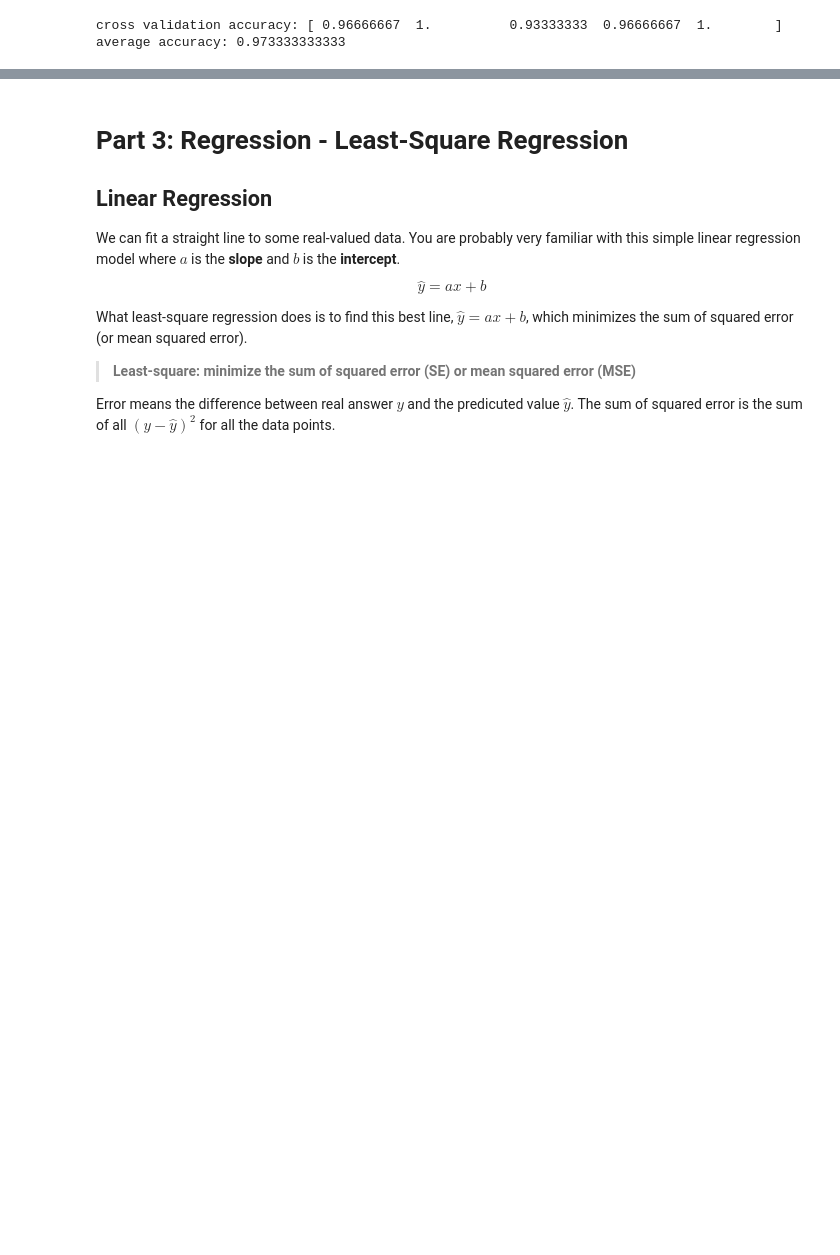
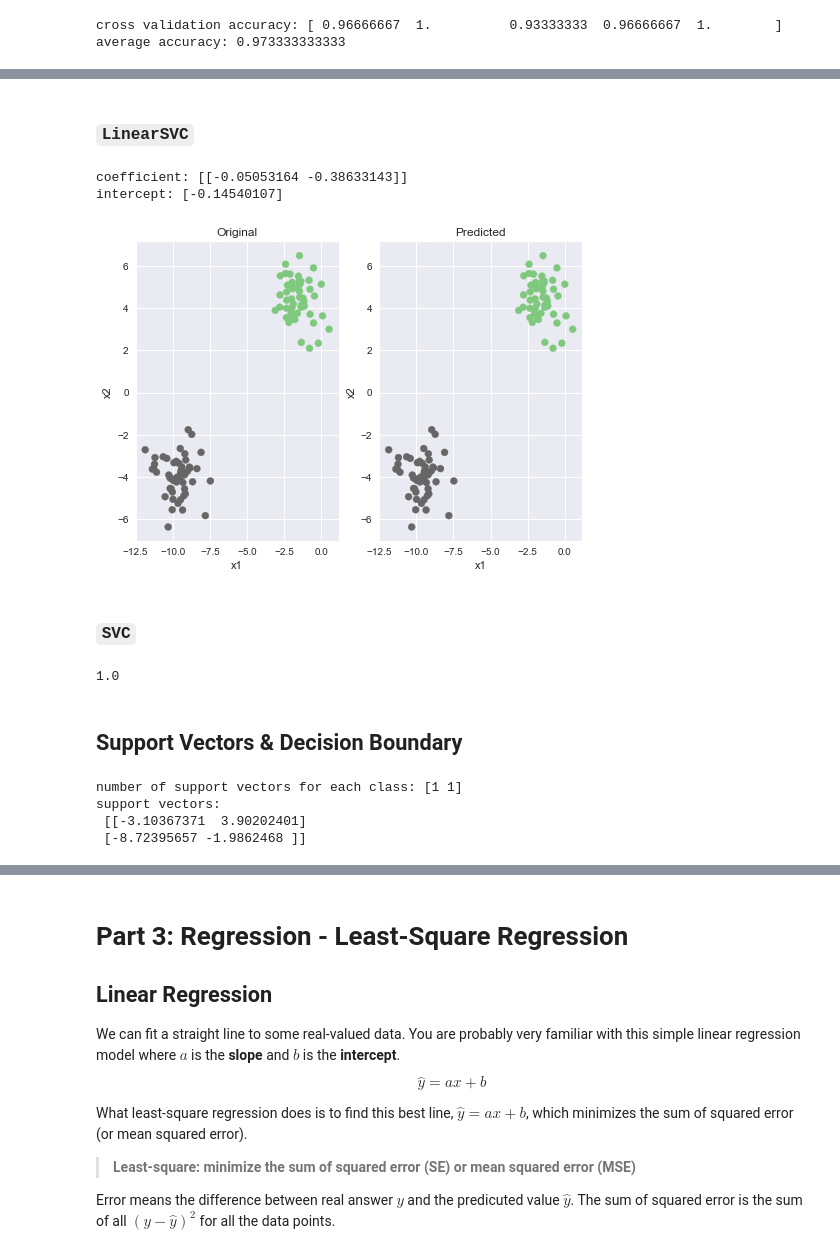
Before and after one commit to alicia-tsai/ccClub, a Jupyter notebook: notebooks/Basic_Machine_Learning_With_SKLearn.ipynb, the cells around one changed output, grey strips where cells are left out. Drawn from its saved outputs; the diff is of its cells as text; code cells hidden in the pictures; blank space fills up the shorter version.

```diff
--- a/notebooks/Basic_Machine_Learning_With_SKLearn.ipynb
+++ b/notebooks/Basic_Machine_Learning_With_SKLearn.ipynb
@@ -83,0 +122,48 @@ average accuracy: 0.973333333333
+# %% [markdown]
+### `LinearSVC`
+# %%
+from sklearn.svm import LinearSVC  # linear support vector classifier
+
+classifier = LinearSVC()        # initialize a classifier
+classifier.fit(X, y)            # fit the data
+y_pred = classifier.predict(X)  # make prediction
+
+print('coefficient:', classifier.coef_)
+print('intercept:', classifier.intercept_)
+# %% [output]
+coefficient: [[-0.05053164 -0.38633143]]
+intercept: [-0.14540107]
+# %%
+# plot original data
+plt.subplot(121)
+plot(X[:, 0], X[:, 1], y, 'Original')
+
+# plot predicted value
+plt.subplot(122)
+plot(X[:, 0], X[:, 1], y_pred, 'Predicted')
+# %% [output]
+[figure, added]
+# %% [markdown]
+### `SVC`
+# %%
+from sklearn.svm import SVC # support vector classifier
+
+classifier = SVC(kernel='linear') # set kernel to `linear`
+classifier.fit(X, y)
+y_pred2 = classifier.predict(X)
+
+# compare prediction using LinearSVC and SVC, the prediction should be the same
+print(np.sum(y_pred == y_pred2) / len(y_pred))
+# %% [output]
+1.0
+# %% [markdown]
+## Support Vectors & Decision Boundary
+# %%
+# support vectors
+print('number of support vectors for each class:', classifier.n_support_)
+print('support vectors:\n', classifier.support_vectors_)
+# %% [output]
+number of support vectors for each class: [1 1]
+support vectors:
+ [[-3.10367371  3.90202401]
+ [-8.72395657 -1.9862468 ]]
```
Also changed, not shown: parts of 9 cells of this notebook.
